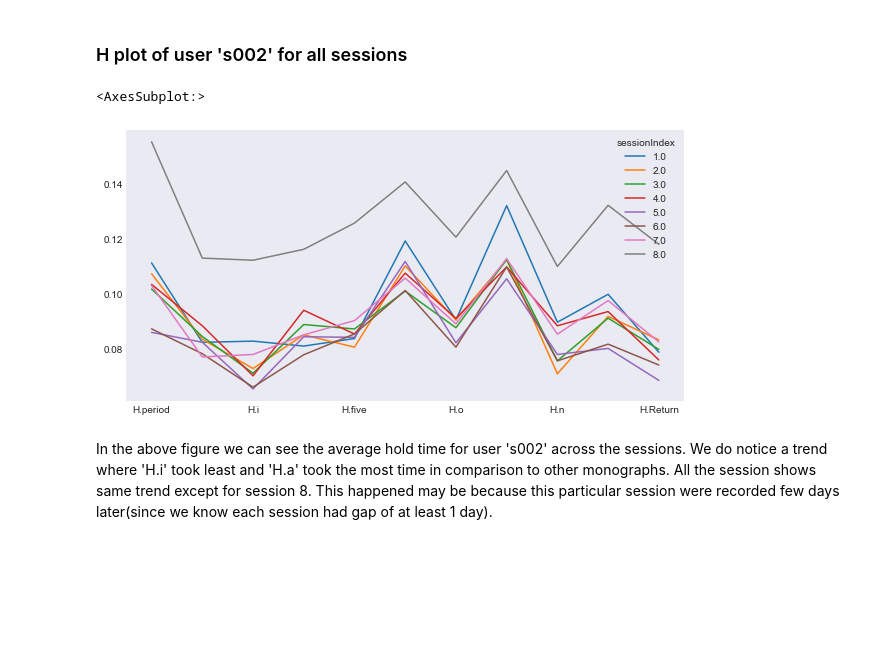
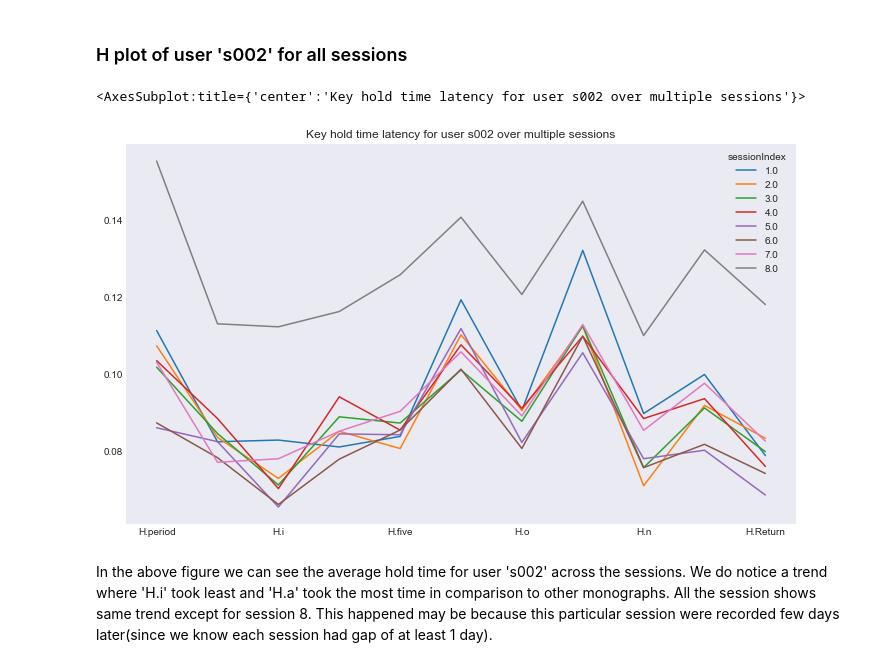
Before and after one commit to pritom007/keystroke, a Jupyter notebook: keystroke.ipynb, the cells around one changed output. Cells and saved outputs as stored; diff of their text form; code cells hidden in the pictures; blank space fills up the shorter version.

Commit message:
fix: graph style and format

```diff
--- a/keystroke.ipynb
+++ b/keystroke.ipynb
@@ -183,13 +183,13 @@ kh_latency_002.plot(x='rep', y=['H.period', 'H.t', 'H.i', 'H.e', 'H.five', 'H.Sh
 # %%
 key_hold_latency_002 = data_visualization[h_cols]
 key_hold_latency_002=key_hold_latency_002.drop(columns=['rep'], axis=1)
 khls_002 = key_hold_latency_002['subject']
 key_hold_latency_002 = key_hold_latency_002.where((khls_002 =='s002'))
 key_hold_latency_002 = key_hold_latency_002.groupby('sessionIndex').agg('mean')
-key_hold_latency_002.T.plot(figsize=(10,5))
+key_hold_latency_002.T.plot(figsize=(12,7), title="Key hold time latency for user s002 over multiple sessions")
 # %% [output]
-<AxesSubplot:>
+<AxesSubplot:title={'center':'Key hold time latency for user s002 over multiple sessions'}>
-[figure, old version]
+[figure, new version]
 # %% [markdown]
 In the above figure we can see the average hold time for user 's002' across the sessions. We do notice a trend where 'H.i' took least and 'H.a' took the most time in comparison to other monographs. All the session shows same trend except for session 8. This happened may be because this particular session were recorded few days later(since we know each session had gap of at least 1 day).
 # %% [markdown]
```
Also changed, not shown: parts of 2 cells of this notebook.
